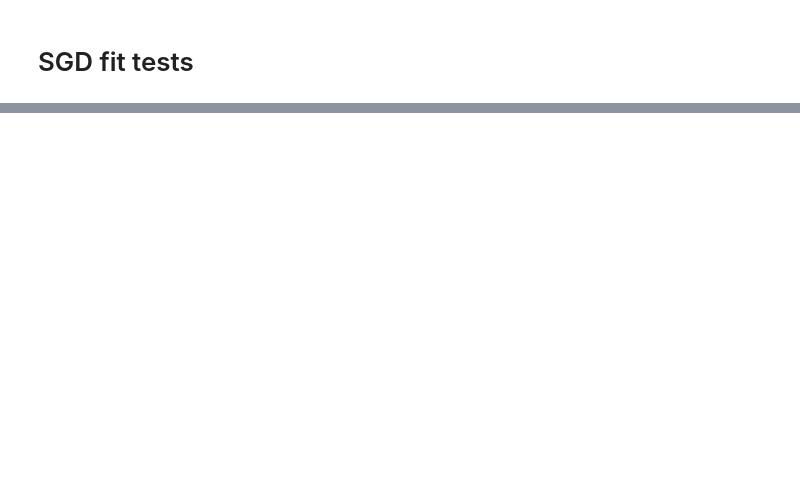
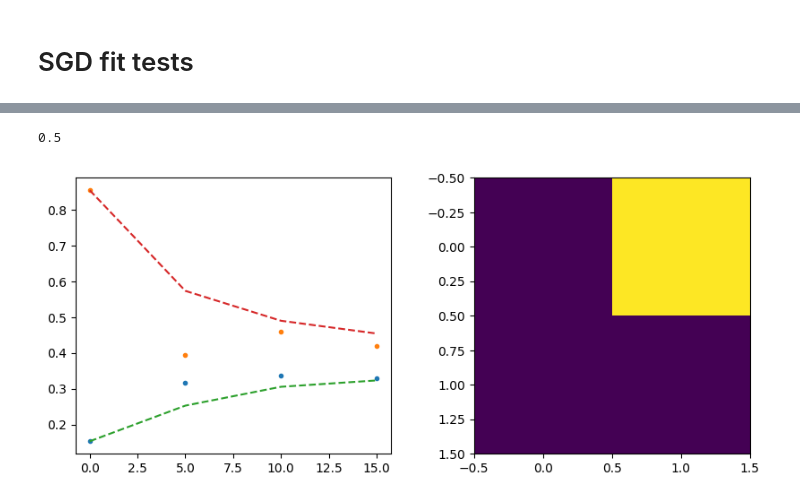
Before and after one commit to joaovaleriano/gLV_OED, a Jupyter notebook: notebooks/sgd_fit_tests.ipynb, the cells around one changed output, grey strips where cells are left out. Cells and saved outputs as stored; diff of their text form; code cells hidden in the pictures; blank space fills up the shorter version.

```diff
--- a/notebooks/sgd_fit_tests.ipynb
+++ b/notebooks/sgd_fit_tests.ipynb
@@ -153,0 +122,16 @@ plt.imshow(np.sign(fit_ridge_cv(replicates)[1]))
+# %%
+preg = fit_ridge_cv(replicates)
+preg = np.concatenate((preg[0], preg[1].flatten()))
+
+sol_reg = euler_maruyama(glv, t[0], y[0], preg, 0., dt, t)
+plt.subplots(1, 2, figsize=(10,4))
+plt.subplot(1, 2, 1)
+plt.plot(t, y, ".")
+plt.plot(t, sol_reg, "--")
+plt.subplot(1, 2, 2)
+plt.imshow(np.sign(preg[n:].reshape((n,n))))
+
+print((np.sign(preg[n:])==np.sign(p[n:])).sum()/n**2)
+# %% [output]
+0.5
+[figure, added]
```
Also changed, not shown: parts of 29 cells of this notebook, 1 other file.
